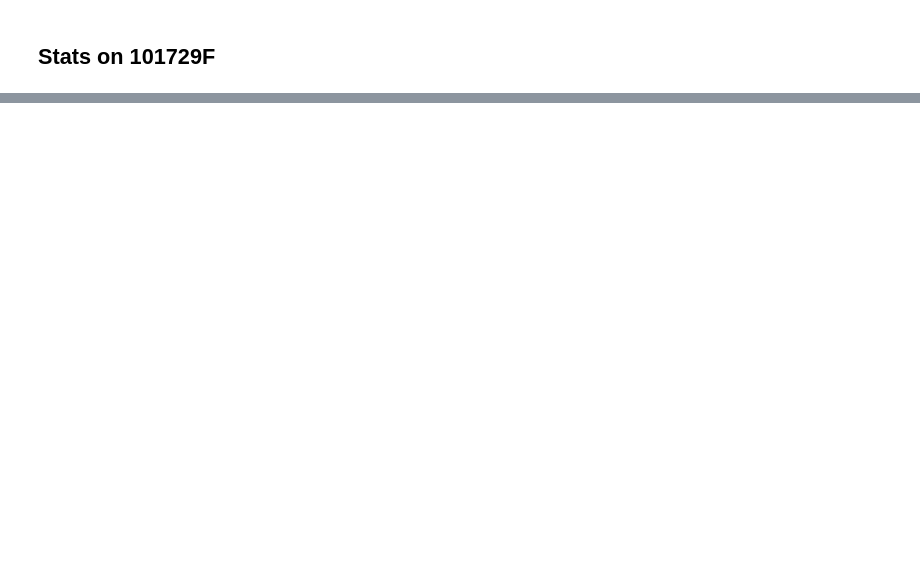
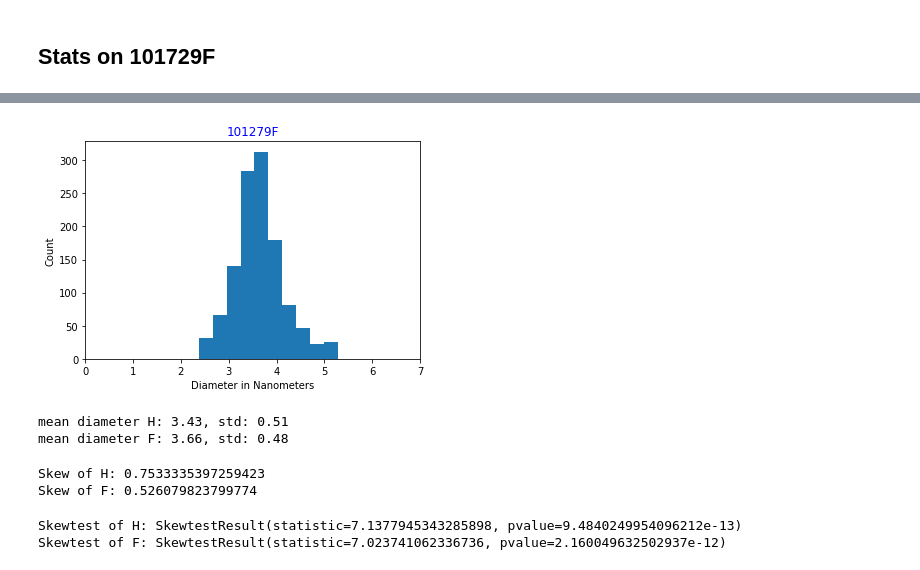
Before and after one commit to sbarton272/particleRecognition, a Jupyter notebook: image_processing/particle_stats.ipynb, the cells around one changed output, grey strips where cells are left out. Cells and saved outputs as stored; diff of their text form; code cells hidden in the pictures; blank space fills up the shorter version.

```diff
--- a/image_processing/particle_stats.ipynb
+++ b/image_processing/particle_stats.ipynb
@@ -111,0 +152,27 @@ Makeup of atomic resolution particles: yes 60.68%, no 39.32%
+# %%
+_ = plt.hist(lim_F,bins =10)
+_ = plt.title('101279F', color = 'b')
+_ = plt.xlabel('Diameter in Nanometers')
+_ = plt.ylabel('Count')
+# _ = plt.ylim([0,350])
+_ = plt.xlim([0,7])
+# %% [output]
+[figure, added]
+# %%
+print('mean diameter H: {0:.2f}, std: {1:.2f}'.format(lim_H.mean(),lim_H.std()))
+print('mean diameter F: {0:.2f}, std: {1:.2f}'.format(lim_F.mean(),lim_F.std()))
+# %% [output]
+mean diameter H: 3.43, std: 0.51
+mean diameter F: 3.66, std: 0.48
+# %%
+print('Skew of H: {}'.format(skew(lim_H)))
+print('Skew of F: {}'.format(skew(lim_F)))
+# %% [output]
+Skew of H: 0.7533335397259423
+Skew of F: 0.526079823799774
+# %%
+print('Skewtest of H: {}'.format(skewtest(lim_H)))
+print('Skewtest of F: {}'.format(skewtest(lim_F)))
+# %% [output]
+Skewtest of H: SkewtestResult(statistic=7.1377945343285898, pvalue=9.4840249954096212e-13)
+Skewtest of F: SkewtestResult(statistic=7.023741062336736, pvalue=2.160049632502937e-12)
```
Also changed, not shown: parts of 12 cells of this notebook.
